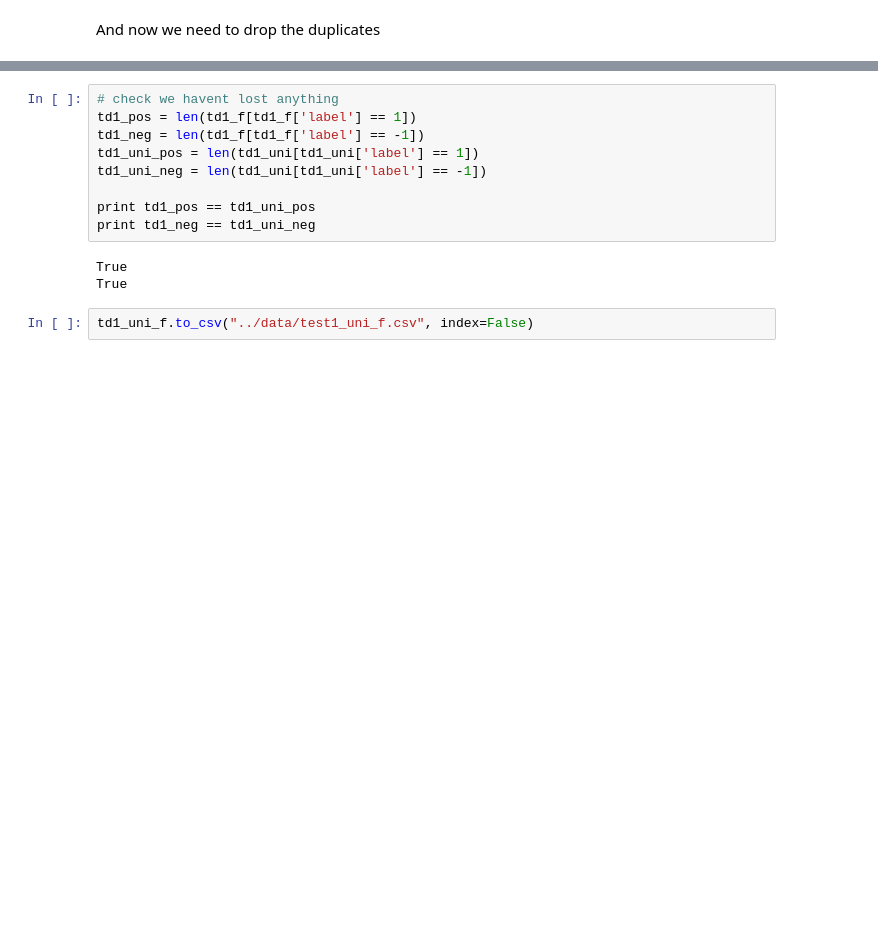
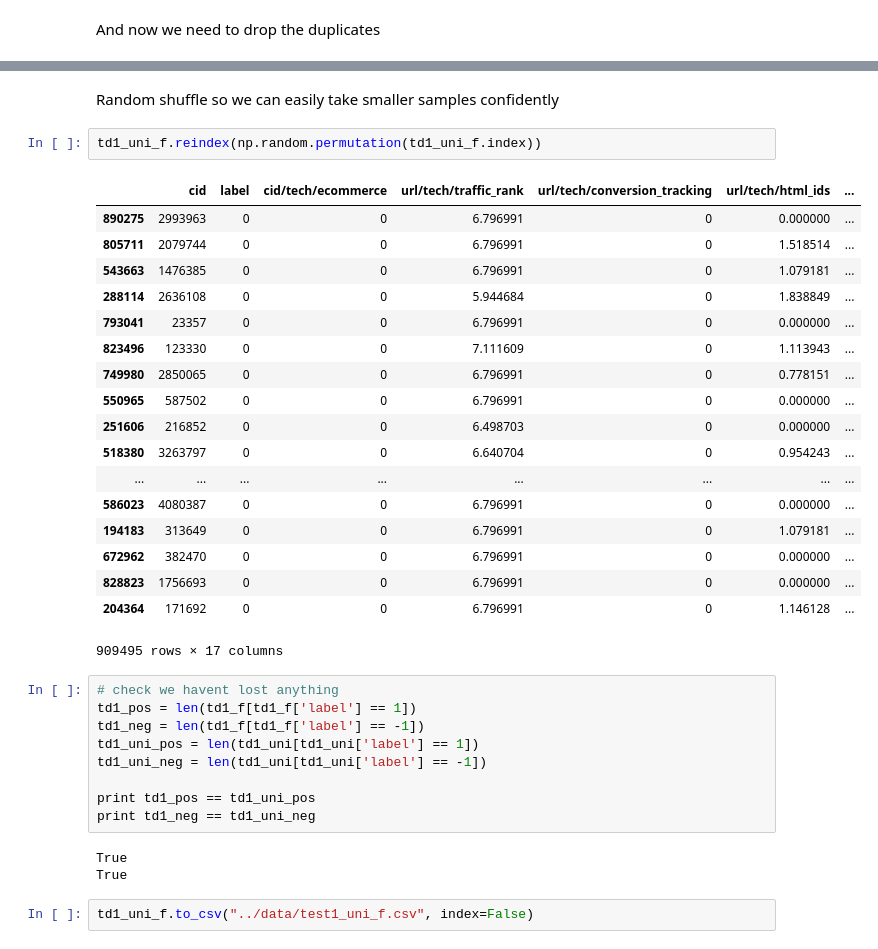
Before and after one commit to lcreyes/GI, a Jupyter notebook: notebook/Dataset reformatting.ipynb, the cells around one changed output, grey strips where cells are left out. Drawn from its saved outputs; the diff is of its cells as text; blank space fills up the shorter version.

```diff
--- a/notebook/Dataset reformatting.ipynb
+++ b/notebook/Dataset reformatting.ipynb
@@ -151,6 +157,29 @@ td1_uni_f.describe()
 | 50% | 1716996.000000 | 0.000000 | 0.000000 | 6.796991 | 0.000000 | 0.698970 | ... |
 | 75% | 2349450.000000 | 0.000000 | 0.000000 | 6.796991 | 0.000000 | 1.322219 | ... |
 | max | 4289281.000000 | 1.000000 | 1.000000 | 7.406857 | 127.000000 | 3.741782 | ... |
+# %% [markdown]
+Random shuffle so we can easily take smaller samples confidently
+# %%
+td1_uni_f.reindex(np.random.permutation(td1_uni_f.index))
+# %% [output]
+|  | cid | label | cid/tech/ecommerce | url/tech/traffic_rank | url/tech/conversion_tracking | url/tech/html_ids | ... |
+| 890275 | 2993963 | 0 | 0 | 6.796991 | 0 | 0.000000 | ... |
+| 805711 | 2079744 | 0 | 0 | 6.796991 | 0 | 1.518514 | ... |
+| 543663 | 1476385 | 0 | 0 | 6.796991 | 0 | 1.079181 | ... |
+| 288114 | 2636108 | 0 | 0 | 5.944684 | 0 | 1.838849 | ... |
+| 793041 | 23357 | 0 | 0 | 6.796991 | 0 | 0.000000 | ... |
+| 823496 | 123330 | 0 | 0 | 7.111609 | 0 | 1.113943 | ... |
+| 749980 | 2850065 | 0 | 0 | 6.796991 | 0 | 0.778151 | ... |
+| 550965 | 587502 | 0 | 0 | 6.796991 | 0 | 0.000000 | ... |
+| 251606 | 216852 | 0 | 0 | 6.498703 | 0 | 0.000000 | ... |
+| 518380 | 3263797 | 0 | 0 | 6.640704 | 0 | 0.954243 | ... |
+| ... | ... | ... | ... | ... | ... | ... | ... |
+| 586023 | 4080387 | 0 | 0 | 6.796991 | 0 | 0.000000 | ... |
+| 194183 | 313649 | 0 | 0 | 6.796991 | 0 | 1.079181 | ... |
+| 672962 | 382470 | 0 | 0 | 6.796991 | 0 | 0.000000 | ... |
+| 828823 | 1756693 | 0 | 0 | 6.796991 | 0 | 0.000000 | ... |
+| 204364 | 171692 | 0 | 0 | 6.796991 | 0 | 1.146128 | ... |
+909495 rows × 17 columns
 # %%
 # check we havent lost anything
 td1_pos = len(td1_f[td1_f['label'] == 1])
```
Also changed, not shown: parts of 5 cells of this notebook, 3 other files.
